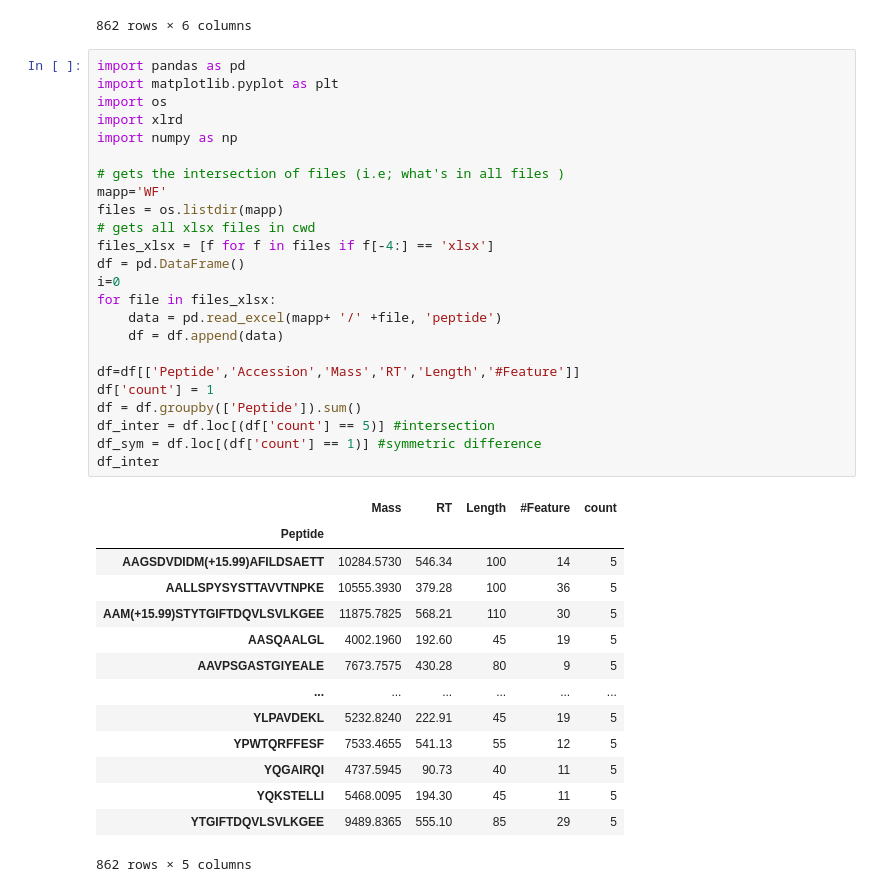
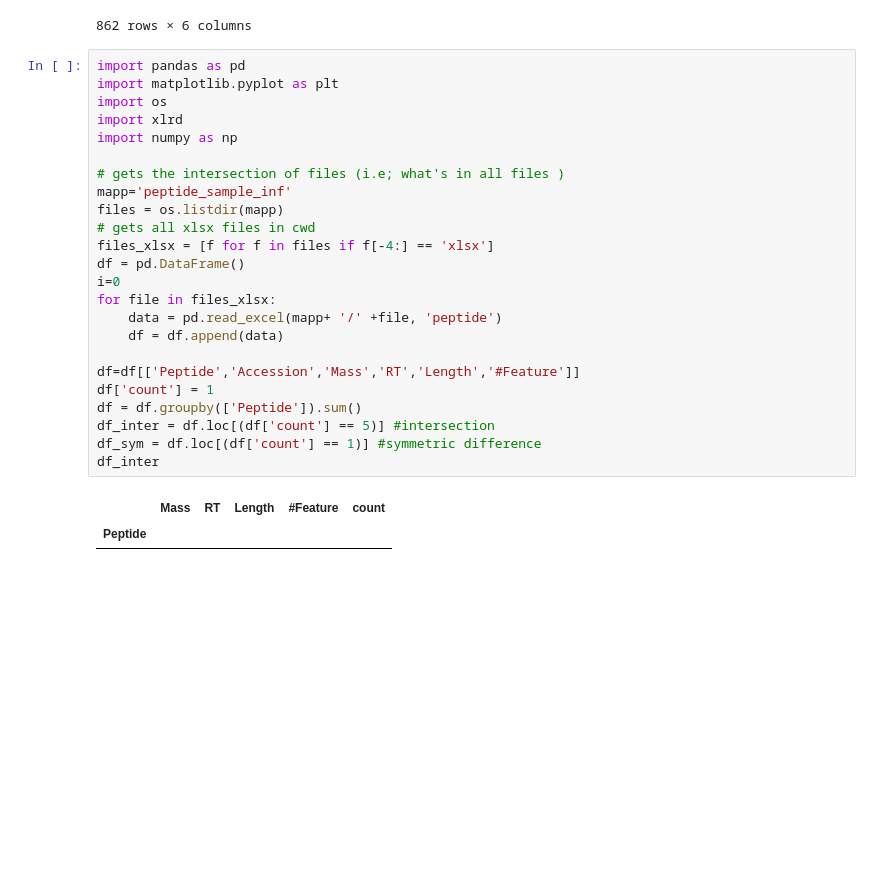
Before and after one commit to ErikHartman/peptidomic_py, a Jupyter notebook: methods.ipynb, the cells around one changed output. Saved outputs shown, nothing was run; the diff lists cells and outputs as text; blank space fills up the shorter version.

```diff
--- a/methods.ipynb
+++ b/methods.ipynb
@@ -114,39 +114,27 @@ df
 # %%
 import pandas as pd
 import matplotlib.pyplot as plt
 import os
 import xlrd
 import numpy as np
 
 # gets the intersection of files (i.e; what's in all files )
-mapp='WF'
+mapp='peptide_sample_inf'
 files = os.listdir(mapp)
 # gets all xlsx files in cwd
 files_xlsx = [f for f in files if f[-4:] == 'xlsx']
 df = pd.DataFrame()
 i=0
 for file in files_xlsx:
     data = pd.read_excel(mapp+ '/' +file, 'peptide')
     df = df.append(data)
 
 df=df[['Peptide','Accession','Mass','RT','Length','#Feature']]
 df['count'] = 1
 df = df.groupby(['Peptide']).sum()
 df_inter = df.loc[(df['count'] == 5)] #intersection
 df_sym = df.loc[(df['count'] == 1)] #symmetric difference
 df_inter
 # %% [output]
 |  | Mass | RT | Length | #Feature | count |
 | Peptide |  |  |  |  |  |
-| AAGSDVDIDM(+15.99)AFILDSAETT | 10284.5730 | 546.34 | 100 | 14 | 5 |
-| AALLSPYSYSTTAVVTNPKE | 10555.3930 | 379.28 | 100 | 36 | 5 |
-| AAM(+15.99)STYTGIFTDQVLSVLKGEE | 11875.7825 | 568.21 | 110 | 30 | 5 |
-| AASQAALGL | 4002.1960 | 192.60 | 45 | 19 | 5 |
-| AAVPSGASTGIYEALE | 7673.7575 | 430.28 | 80 | 9 | 5 |
-| ... | ... | ... | ... | ... | ... |
-| YLPAVDEKL | 5232.8240 | 222.91 | 45 | 19 | 5 |
-| YPWTQRFFESF | 7533.4655 | 541.13 | 55 | 12 | 5 |
-| YQGAIRQI | 4737.5945 | 90.73 | 40 | 11 | 5 |
-| YQKSTELLI | 5468.0095 | 194.30 | 45 | 11 | 5 |
-| YTGIFTDQVLSVLKGEE | 9489.8365 | 555.10 | 85 | 29 | 5 |
-862 rows × 5 columns
```
Also changed, not shown: parts of 6 cells of this notebook.
